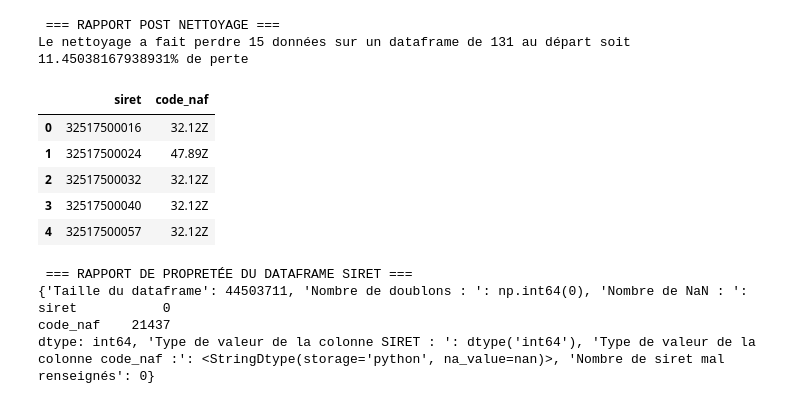
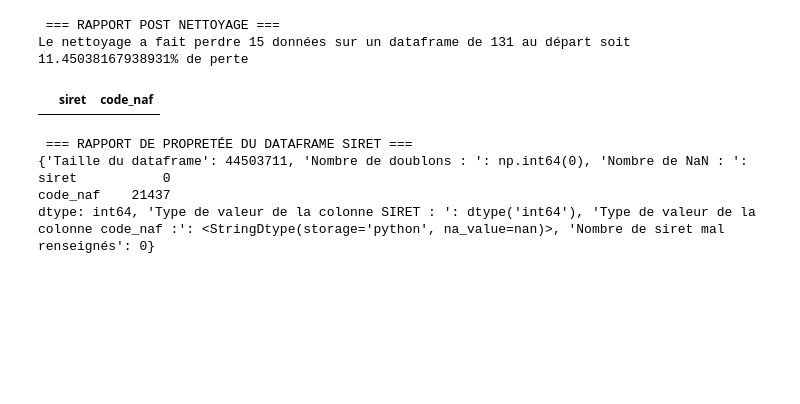
Before and after one commit to Alex-LC0/analyse-dgccrf, a Jupyter notebook: analyse.ipynb, the cells around one changed output. Drawn from its saved outputs; the diff is of its cells as text; code cells hidden in the pictures; blank space fills up the shorter version.

Commit message:
Anonymisation des SIRET

```diff
--- a/analyse.ipynb
+++ b/analyse.ipynb
@@ -105,16 +100,11 @@ Le nettoyage a fait perdre 15 données sur un dataframe de 131 au départ soit 1
 # %%
 # Nettoyage du DataFrame contenant les sanctions du SIRET
 
     # 1. Visualisation des colonnes du DF
 
-siret.head()
+siret.head(0)
 # %% [output]
 |  | siret | code_naf |
-| 0 | 32517500016 | 32.12Z |
-| 1 | 32517500024 | 47.89Z |
-| 2 | 32517500032 | 32.12Z |
-| 3 | 32517500040 | 32.12Z |
-| 4 | 32517500057 | 32.12Z |
 # %%
     # 2. Création d'un rapport de propretée du DF
 
```
Also changed, not shown: parts of 1 cell of this notebook.
